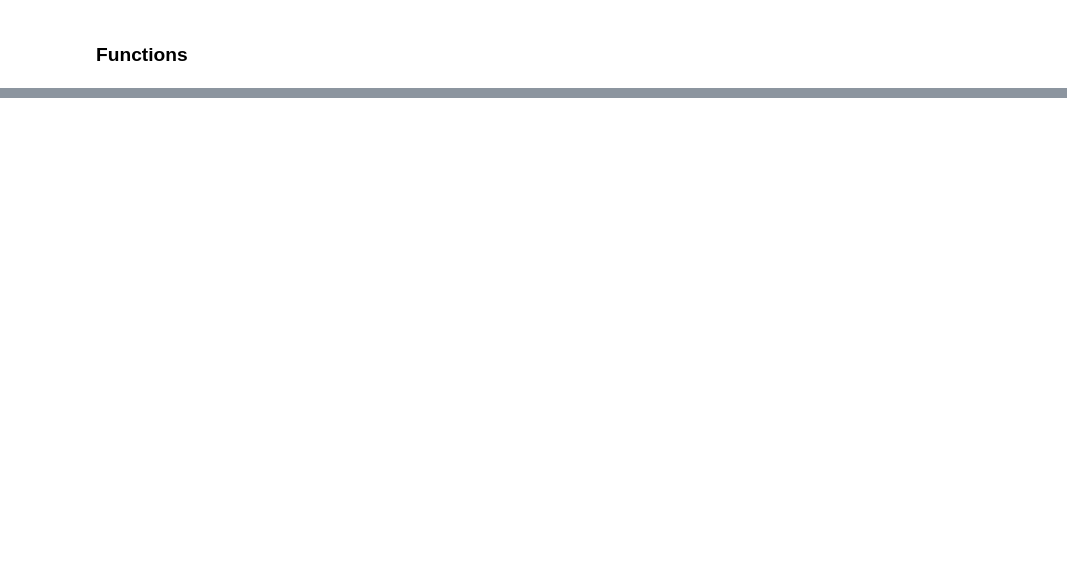
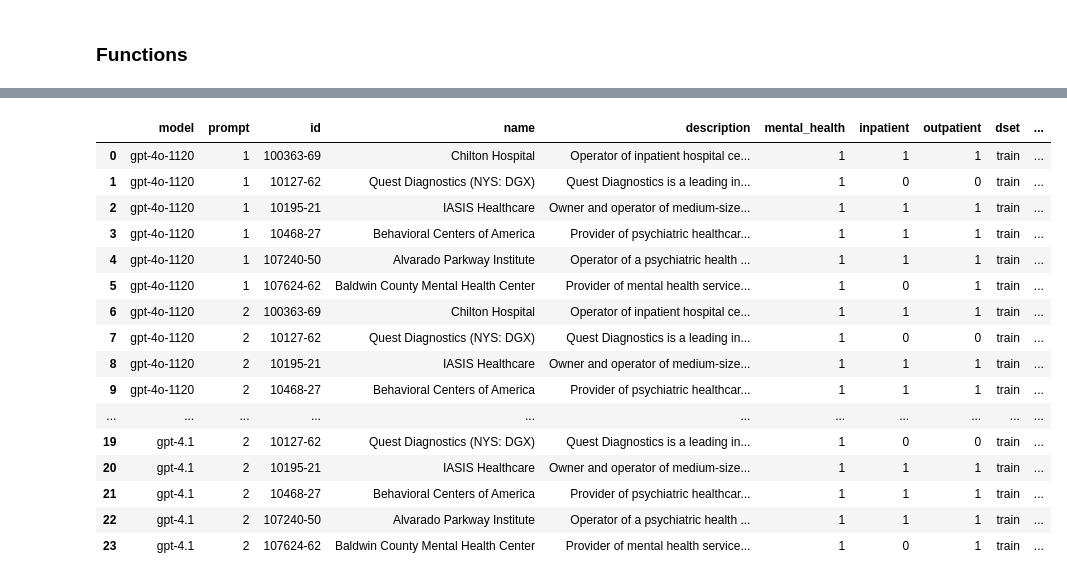
Before and after one commit to awerdich/llmt, a Jupyter notebook: notebooks/openai/train_predictions_250701.ipynb, the cells around one changed output, grey strips where cells are left out. Cells and saved outputs as stored; diff of their text form; code cells hidden in the pictures; blank space fills up the shorter version.

Commit message:
update with new models and prompts

```diff
--- a/notebooks/openai/train_predictions_250701.ipynb
+++ b/notebooks/openai/train_predictions_250701.ipynb
@@ -202,0 +247,37 @@ display(results_df.head())
+# %%
+# Information required to run the loops
+df = copy.deepcopy(train_df)
+company_id_list = sorted(list(df['id'].unique()))
+deployment_name_list = ['gpt-4o-1120', 'gpt-4.1']
+version_dict_list = [{'mh': 3, 'ip': 1, 'op': 1}, {'mh': 4, 'ip': 2, 'op': 2}]
+
+# LOOP OVER MODELS
+results_samples_df_list = []
+for d, deployment_name in enumerate(deployment_name_list):
+    print()
+    print(f'Running model  {d+1}/{len(deployment_name_list)}: {deployment_name}')
+
+    # LOOP OVER PROMPT VERSIONS
+    for p, prompt_version_dict in enumerate(version_dict_list):
+        print()
+        print(f'Prompt version {p+1}/{len(version_dict_list)}: {prompt_version_dict}')
+
+        # LOOP OVER THE SAMPLES
+        results_samples_list = []
+        for c, company_id in enumerate(company_id_list[:6]):
+            if (c+1) % 2 == 0:
+                print(f'Sample {c+1}/{len(company_id_list)}')
+            company_df = df.loc[df['id'] == company_id]
+            company_name = company_df.get('name').values[0]
+            company_desc = company_df.get('description').values[0]
+            result_df = send_sample(company_df=company_df,
+                                    deployment_name=deployment_name,
+                                    version_dict=prompt_version_dict)
+            results_samples_list.append(result_df)
+        # Assemble the results for this model/prompt combination
+        results_samples = pd.concat(results_samples_list, axis=0, ignore_index=True)
+        results_samples.insert(loc=0, column='model', value=deployment_name)
+        results_samples.insert(loc=1, column='prompt', value=p+1)
+        results_samples_df_list.append(results_samples)
+        # ToDo: Model performance for this combination
+results_samples_df = pd.concat(results_samples_df_list, axis=0, ignore_index=True)
@@ -202,0 +302,20 @@ display(results_df.head())
+# %%
+results_samples_df
+# %% [output]
+|  | model | prompt | id | name | description | mental_health | inpatient | outpatient | dset | ... |
+| 0 | gpt-4o-1120 | 1 | 100363-69 | Chilton Hospital | Operator of inpatient hospital ce... | 1 | 1 | 1 | train | ... |
+| 1 | gpt-4o-1120 | 1 | 10127-62 | Quest Diagnostics (NYS: DGX) | Quest Diagnostics is a leading in... | 1 | 0 | 0 | train | ... |
+| 2 | gpt-4o-1120 | 1 | 10195-21 | IASIS Healthcare | Owner and operator of medium-size... | 1 | 1 | 1 | train | ... |
+| 3 | gpt-4o-1120 | 1 | 10468-27 | Behavioral Centers of America | Provider of psychiatric healthcar... | 1 | 1 | 1 | train | ... |
+| 4 | gpt-4o-1120 | 1 | 107240-50 | Alvarado Parkway Institute | Operator of a psychiatric health ... | 1 | 1 | 1 | train | ... |
+| 5 | gpt-4o-1120 | 1 | 107624-62 | Baldwin County Mental Health Center | Provider of mental health service... | 1 | 0 | 1 | train | ... |
+| 6 | gpt-4o-1120 | 2 | 100363-69 | Chilton Hospital | Operator of inpatient hospital ce... | 1 | 1 | 1 | train | ... |
+| 7 | gpt-4o-1120 | 2 | 10127-62 | Quest Diagnostics (NYS: DGX) | Quest Diagnostics is a leading in... | 1 | 0 | 0 | train | ... |
+| 8 | gpt-4o-1120 | 2 | 10195-21 | IASIS Healthcare | Owner and operator of medium-size... | 1 | 1 | 1 | train | ... |
+| 9 | gpt-4o-1120 | 2 | 10468-27 | Behavioral Centers of America | Provider of psychiatric healthcar... | 1 | 1 | 1 | train | ... |
+| ... | ... | ... | ... | ... | ... | ... | ... | ... | ... | ... |
+| 19 | gpt-4.1 | 2 | 10127-62 | Quest Diagnostics (NYS: DGX) | Quest Diagnostics is a leading in... | 1 | 0 | 0 | train | ... |
+| 20 | gpt-4.1 | 2 | 10195-21 | IASIS Healthcare | Owner and operator of medium-size... | 1 | 1 | 1 | train | ... |
+| 21 | gpt-4.1 | 2 | 10468-27 | Behavioral Centers of America | Provider of psychiatric healthcar... | 1 | 1 | 1 | train | ... |
+| 22 | gpt-4.1 | 2 | 107240-50 | Alvarado Parkway Institute | Operator of a psychiatric health ... | 1 | 1 | 1 | train | ... |
+| 23 | gpt-4.1 | 2 | 107624-62 | Baldwin County Mental Health Center | Provider of mental health service... | 1 | 0 | 1 | train | ... |
```
Also changed, not shown: parts of 12 cells of this notebook.
